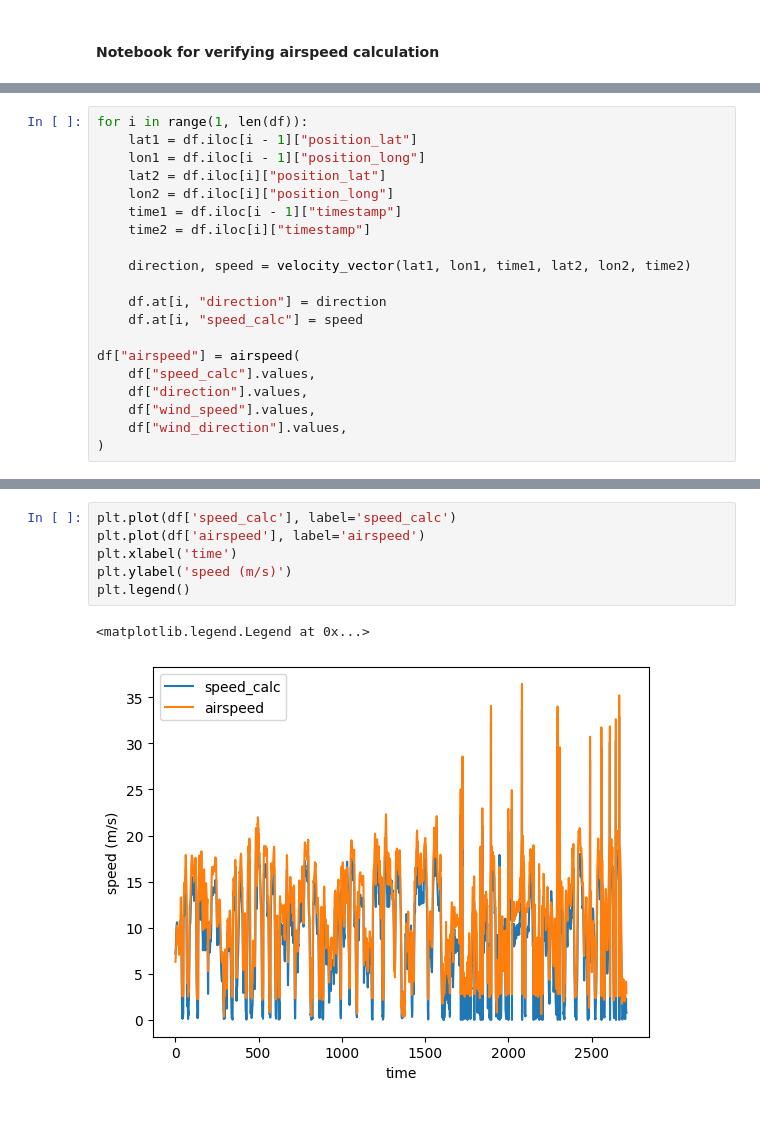
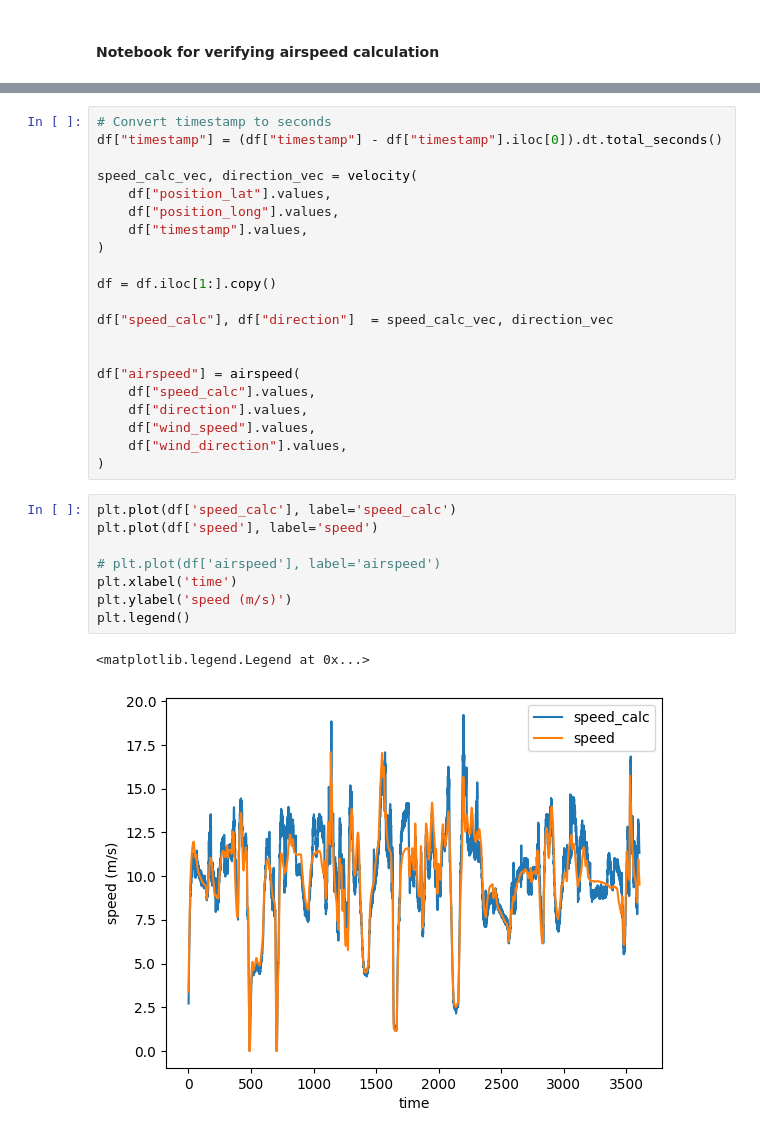
Before and after one commit to becklabs/wind2watts, a Jupyter notebook: notebooks/misc/AirSpeed.ipynb, the cells around one changed output, grey strips where cells are left out. Cells and saved outputs as stored; diff of their text form.

```diff
--- a/notebooks/misc/AirSpeed.ipynb
+++ b/notebooks/misc/AirSpeed.ipynb
@@ -11,20 +10,0 @@ df = pd.read_csv('../../data/dataframes/strava_export/3201353048.csv', parse_dat
-# %%
-for i in range(1, len(df)):
-    lat1 = df.iloc[i - 1]["position_lat"]
-    lon1 = df.iloc[i - 1]["position_long"]
-    lat2 = df.iloc[i]["position_lat"]
-    lon2 = df.iloc[i]["position_long"]
-    time1 = df.iloc[i - 1]["timestamp"]
-    time2 = df.iloc[i]["timestamp"]
-
-    direction, speed = velocity_vector(lat1, lon1, time1, lat2, lon2, time2)
-
-    df.at[i, "direction"] = direction
-    df.at[i, "speed_calc"] = speed
-
-df["airspeed"] = airspeed(
-    df["speed_calc"].values,
-    df["direction"].values,
-    df["wind_speed"].values,
-    df["wind_direction"].values,
-)
@@ -31,12 +21,35 @@ df["airspeed"] = airspeed(
+# %%
+# Convert timestamp to seconds
+df["timestamp"] = (df["timestamp"] - df["timestamp"].iloc[0]).dt.total_seconds()
+
+speed_calc_vec, direction_vec = velocity(
+    df["position_lat"].values,
+    df["position_long"].values,
+    df["timestamp"].values,
+)
+
+df = df.iloc[1:].copy()
+
+df["speed_calc"], df["direction"]  = speed_calc_vec, direction_vec
+
+
+df["airspeed"] = airspeed(
+    df["speed_calc"].values,
+    df["direction"].values,
+    df["wind_speed"].values,
+    df["wind_direction"].values,
+)
 # %%
 plt.plot(df['speed_calc'], label='speed_calc')
-plt.plot(df['airspeed'], label='airspeed')
+plt.plot(df['speed'], label='speed')
+
+# plt.plot(df['airspeed'], label='airspeed')
 plt.xlabel('time')
 plt.ylabel('speed (m/s)')
 plt.legend()
 # %% [output]
 <matplotlib.legend.Legend at 0x...>
-[figure, old version]
+[figure, new version]
 # %%
 plt.plot(df['direction'], label='rider direction')
 plt.plot(df['wind_direction'], label='wind direction')
```
Also changed, not shown: parts of 5 cells of this notebook, 19 other files.
